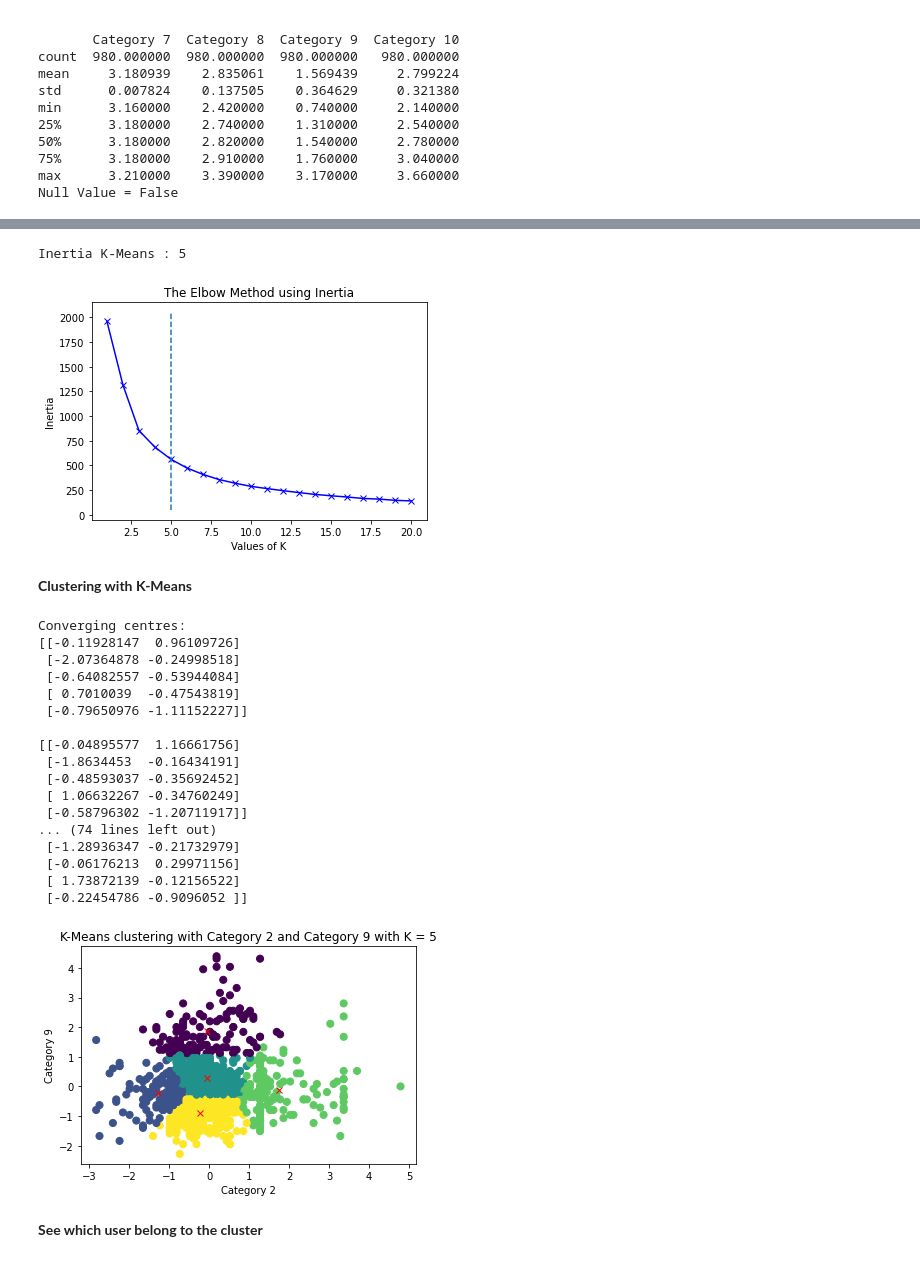
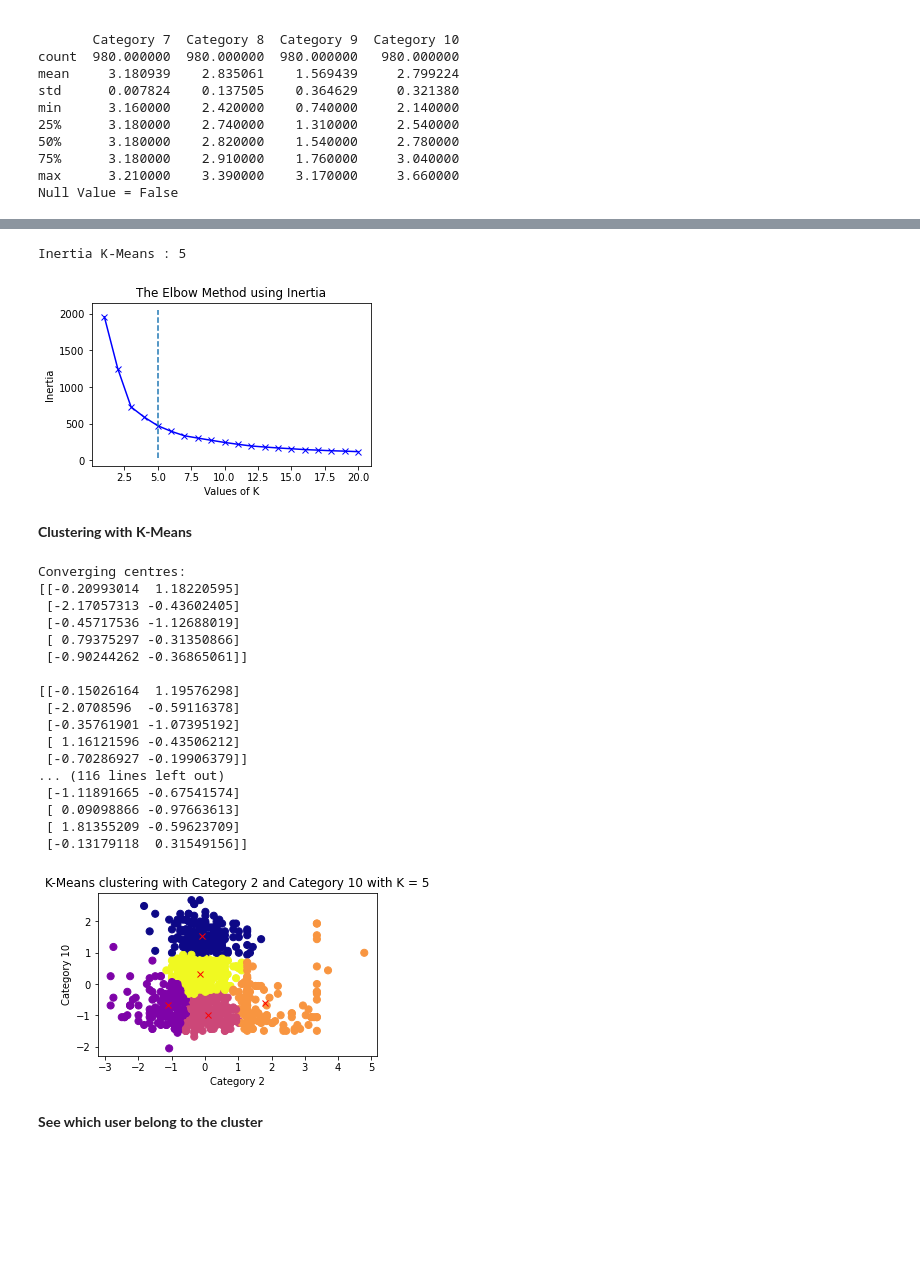
Before and after one commit to DAFFA4EVER/Clustering-Glow-2022, a Jupyter notebook: Clustering KMeans.ipynb, the cells around one changed output, grey strips where cells are left out. Saved outputs shown, nothing was run; the diff lists cells and outputs as text; code cells hidden in the pictures; blank space fills up the shorter version.

```diff
--- a/Clustering KMeans.ipynb
+++ b/Clustering KMeans.ipynb
@@ -40,6 +40,7 @@ def read_csv(a, b, path, scaling):
 
     return x, y, x_label, y_label, users, pd.read_csv(path),og_x, og_y
 
+
 # Choose Category
-a, b = 2, 9
+a, b = 2, 10  # 1,9  2,10  6,10 # DBSCAN 5,7
 x, y, x_label, y_label, users, csv_data, og_x, og_y = read_csv(a, b, 'tripadvisor_review.csv', 'std')
@@ -175,7 +259,7 @@ plt.vlines(kn_int.knee, plt.ylim()[0], plt.ylim()[1], linestyles='dashed')
 plt.show()
 # %% [output]
 Inertia K-Means : 5
-[figure, old version]
+[figure, new version]
 # %% [markdown]
 **Clustering with K-Means**
 # %%
@@ -202,50 +286,50 @@ def find_clusters(X, n_clusters, rseed=2):
 
         # 2c. Check for convergence
         if np.all(centers == new_centers):
             break
         centers = new_centers
 
         # Print converging centres
         print(centers)
         print()
 
     return centers, labels
 
 # Choose K value based on Invertia/Distortion
 choose_k = 'int'
 if(choose_k == 'dist'):
     clust_num = kn_dist.knee
 elif(choose_k == 'int'):
     clust_num = kn_int.knee
 
 centers, labels = find_clusters(X, clust_num)
 centroids_x = centers[:,0]
 centroids_y = centers[:,1]
 plt.scatter(centroids_x,centroids_y,marker = "x",linewidths = 1, zorder = 10, c='red')
-plt.scatter(X[:, 0], X[:, 1], c=labels, s=50, cmap='viridis')
+plt.scatter(X[:, 0], X[:, 1], c=labels, s=50, cmap='plasma')
 plt.title(f'K-Means clustering with Category {a} and Category {b} with K = {clust_num}')
 plt.xlabel(x_label)
 plt.ylabel(y_label)
 plt.show()
 # %% [output]
 Converging centres:
-[[-0.11928147  0.96109726]
- [-2.07364878 -0.24998518]
- [-0.64082557 -0.53944084]
- [ 0.7010039  -0.47543819]
- [-0.79650976 -1.11152227]]
+[[-0.20993014  1.18220595]
+ [-2.17057313 -0.43602405]
+ [-0.45717536 -1.12688019]
+ [ 0.79375297 -0.31350866]
+ [-0.90244262 -0.36865061]]
 
-[[-0.04895577  1.16661756]
- [-1.8634453  -0.16434191]
- [-0.48593037 -0.35692452]
- [ 1.06632267 -0.34760249]
- [-0.58796302 -1.20711917]]
-... (74 lines left out)
- [-1.28936347 -0.21732979]
- [-0.06176213  0.29971156]
- [ 1.73872139 -0.12156522]
- [-0.22454786 -0.9096052 ]]
+[[-0.15026164  1.19576298]
+ [-2.0708596  -0.59116378]
+ [-0.35761901 -1.07395192]
+ [ 1.16121596 -0.43506212]
+ [-0.70286927 -0.19906379]]
+... (116 lines left out)
+ [-1.11891665 -0.67541574]
+ [ 0.09098866 -0.97663613]
+ [ 1.81355209 -0.59623709]
+ [-0.13179118  0.31549156]]
-[figure, old version]
+[figure, new version]
 # %% [markdown]
 **See which user belong to the cluster**
 # %%
```
Also changed, not shown: parts of 17 cells of this notebook.
